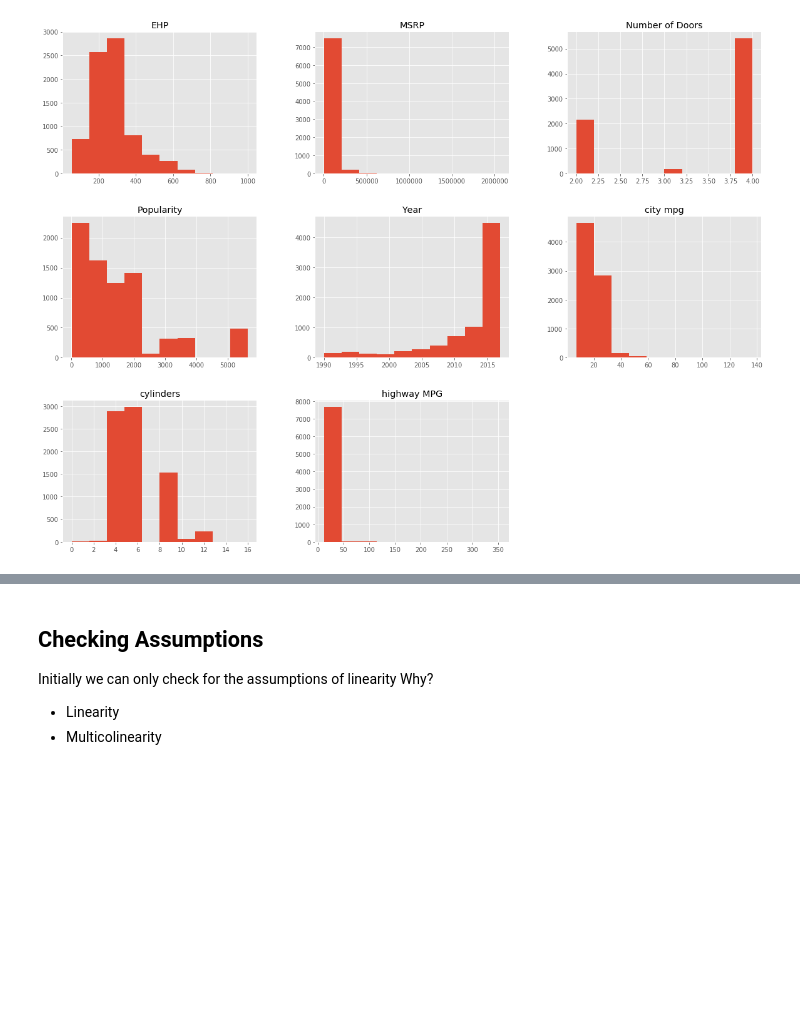
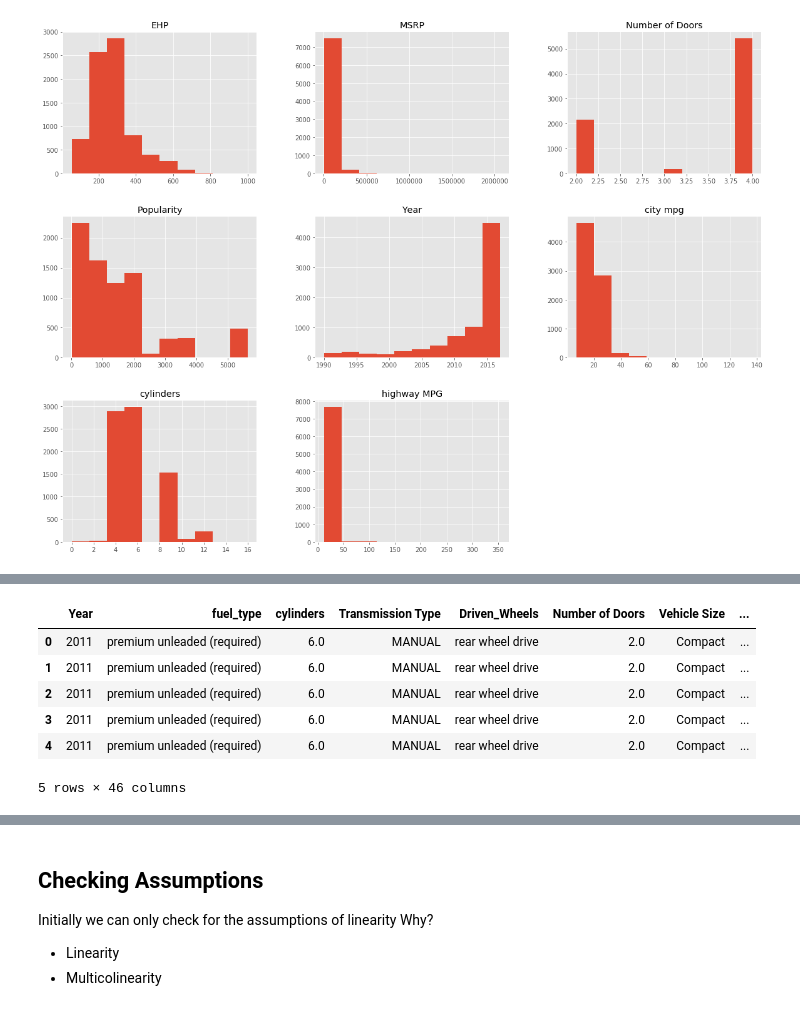
Before and after one commit to Amberlynnyandow/study-group-content, a Jupyter notebook: module_2/week_6_PT/Practice_Regression_nb.ipynb, the cells around one changed output, grey strips where cells are left out. Drawn from its saved outputs; the diff is of its cells as text; code cells hidden in the pictures; blank space fills up the shorter version.

```diff
--- a/module_2/week_6_PT/Practice_Regression_nb.ipynb
+++ b/module_2/week_6_PT/Practice_Regression_nb.ipynb
@@ -255,0 +289,11 @@ df.hist(figsize=(20,15));
+# %%
+df = pd.concat([df, dummy], axis = 1)
+df.head()
+# %% [output]
+|  | Year | fuel_type | cylinders | Transmission Type | Driven_Wheels | Number of Doors | Vehicle Size | ... |
+| 0 | 2011 | premium unleaded (required) | 6.0 | MANUAL | rear wheel drive | 2.0 | Compact | ... |
+| 1 | 2011 | premium unleaded (required) | 6.0 | MANUAL | rear wheel drive | 2.0 | Compact | ... |
+| 2 | 2011 | premium unleaded (required) | 6.0 | MANUAL | rear wheel drive | 2.0 | Compact | ... |
+| 3 | 2011 | premium unleaded (required) | 6.0 | MANUAL | rear wheel drive | 2.0 | Compact | ... |
+| 4 | 2011 | premium unleaded (required) | 6.0 | MANUAL | rear wheel drive | 2.0 | Compact | ... |
+5 rows × 46 columns
```
Also changed, not shown: parts of 14 cells of this notebook, 2 other files.
